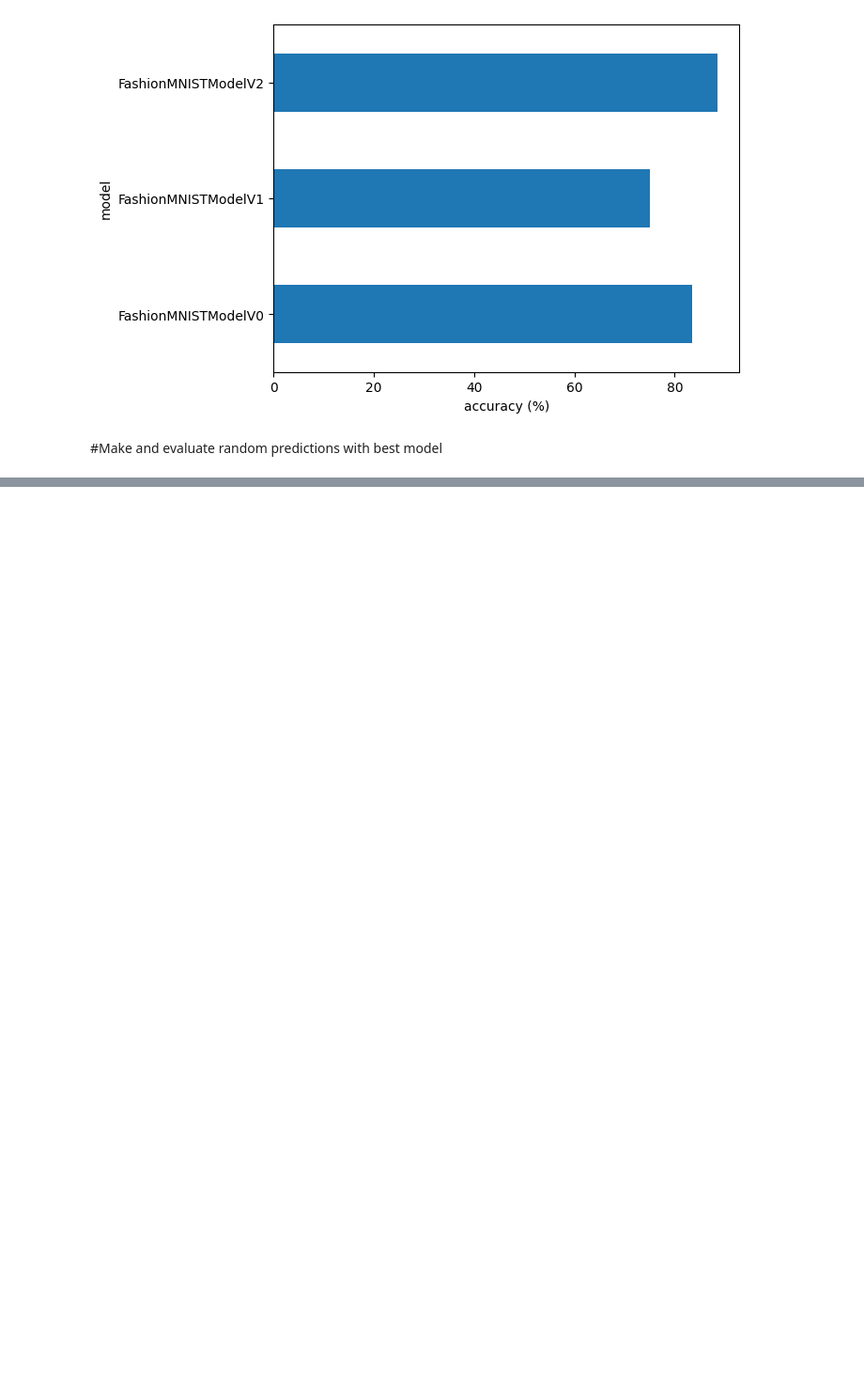
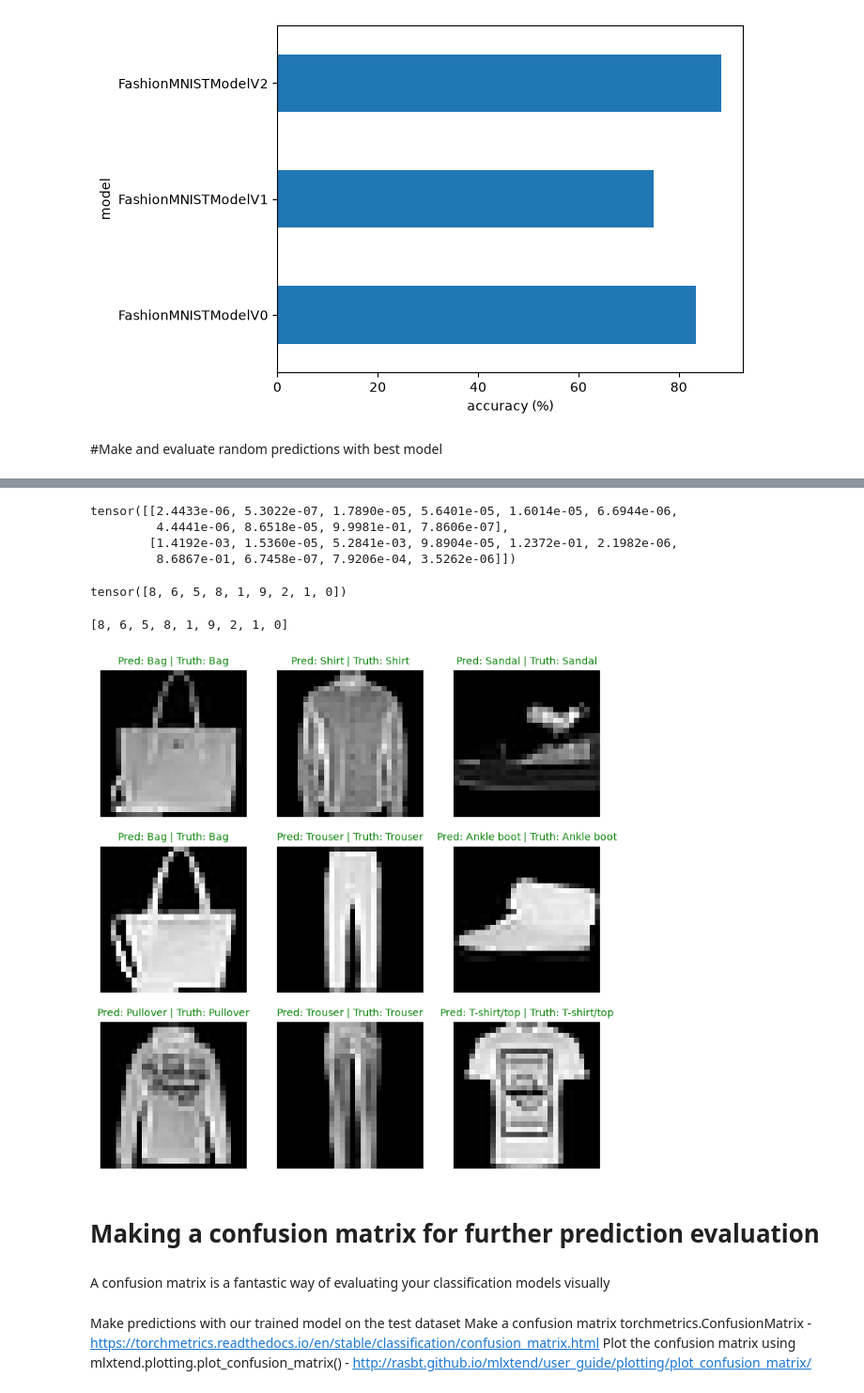
Before and after one commit to spyrosgaroufalis/TorchTest, a Jupyter notebook: vision.ipynb, the cells around one changed output, grey strips where cells are left out. Shown at 94% size. Cells and saved outputs as stored; diff of their text form; code cells hidden in the pictures; blank space fills up the shorter version.

```diff
--- a/vision.ipynb
+++ b/vision.ipynb
@@ -1036,0 +1056,60 @@ def make_predictions(model: torch.nn.Module,
+# %%
+# Make predictions
+pred_probs = make_predictions(model=model_2,
+                              data=test_samples)
+
+# View first two prediction probabilities
+pred_probs[:2]
+# %% [output]
+tensor([[2.4433e-06, 5.3022e-07, 1.7890e-05, 5.6401e-05, 1.6014e-05, 6.6944e-06,
+         4.4441e-06, 8.6518e-05, 9.9981e-01, 7.8606e-07],
+        [1.4192e-03, 1.5360e-05, 5.2841e-03, 9.8904e-05, 1.2372e-01, 2.1982e-06,
+         8.6867e-01, 6.7458e-07, 7.9206e-04, 3.5262e-06]])
+# %%
+# Convert prediction probabilities to labels
+pred_classes = pred_probs.argmax(dim=1)
+pred_classes
+# %% [output]
+tensor([8, 6, 5, 8, 1, 9, 2, 1, 0])
+# %%
+test_labels
+# %% [output]
+[8, 6, 5, 8, 1, 9, 2, 1, 0]
+# %%
+# Plot predictions
+plt.figure(figsize=(9, 9))
+nrows = 3
+ncols = 3
+for i, sample in enumerate(test_samples):
+  # Create subplot
+  plt.subplot(nrows, ncols, i+1)
+
+  # Plot the target image
+  plt.imshow(sample.squeeze(), cmap="gray")
+
+  # Find the prediction (in text form, e.g "Sandal")
+  pred_label = class_names[pred_classes[i]]
+
+  # Get the truth label (in text form)
+  truth_label = class_names[test_labels[i]]
+
+  # Create a title for the plot
+  title_text = f"Pred: {pred_label} | Truth: {truth_label}"
+
+  # Check for equality between pred and truth and change color of title text
+  if pred_label == truth_label:
+    plt.title(title_text, fontsize=10, c="g") # green text if prediction same as truth
+  else:
+    plt.title(title_text, fontsize=10, c="r")
+
+  plt.axis(False);
+# %% [output]
+[figure, added]
+# %% [markdown]
+# Making a confusion matrix for further prediction evaluation
+# %% [markdown]
+A confusion matrix is a fantastic way of evaluating your classification models visually
+# %% [markdown]
+Make predictions with our trained model on the test dataset
+Make a confusion matrix torchmetrics.ConfusionMatrix - https://torchmetrics.readthedocs.io/en/stable/classification/confusion_matrix.html
+Plot the confusion matrix using mlxtend.plotting.plot_confusion_matrix() - http://rasbt.github.io/mlxtend/user_guide/plotting/plot_confusion_matrix/
```
Also changed, not shown: parts of 30 cells of this notebook.
